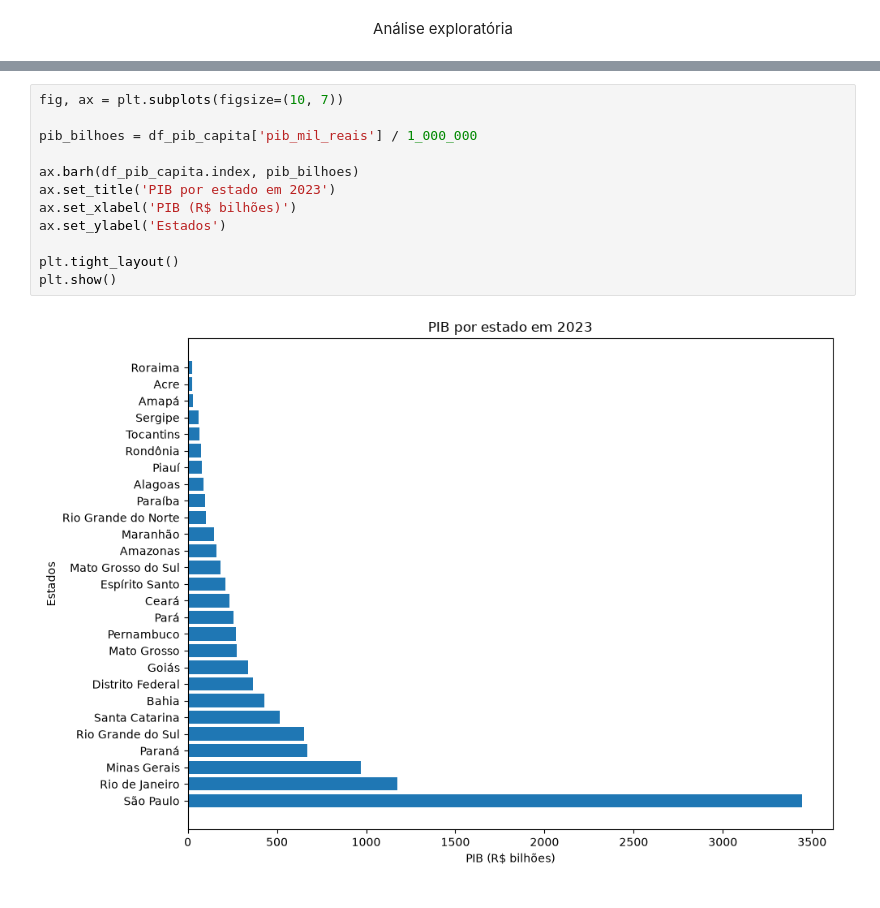
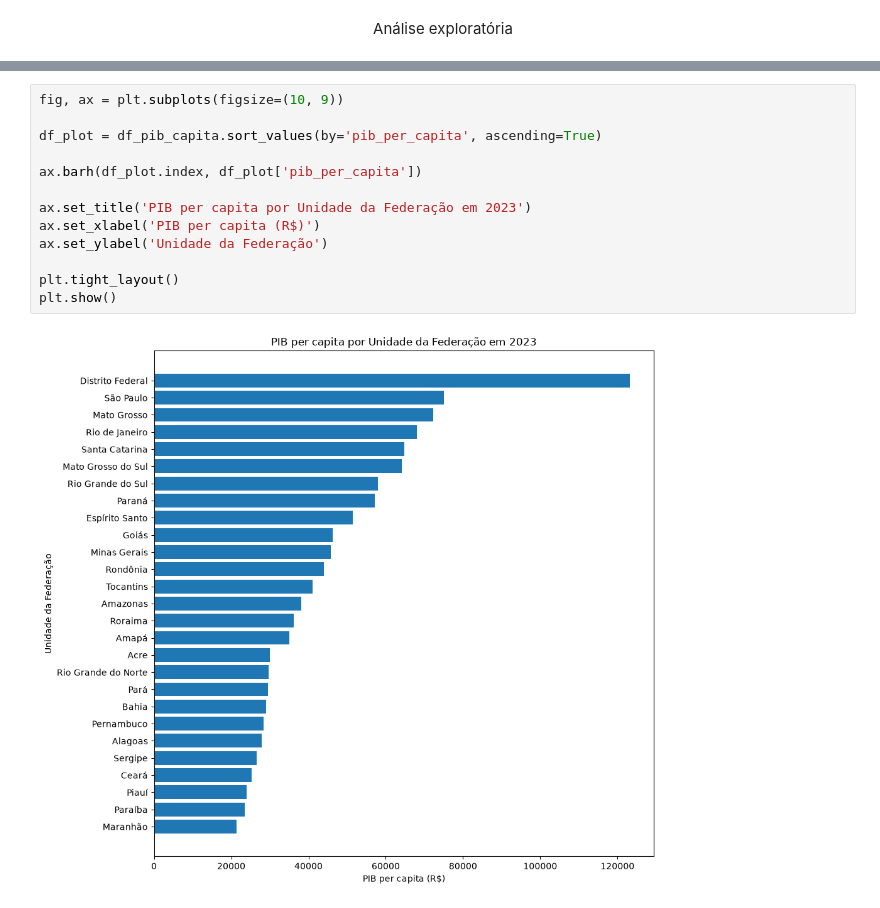
Before and after one commit to LiviaP24/mineracao-de-dados, a Jupyter notebook: trabalho.ipynb, the cells around one changed output, grey strips where cells are left out. Cells and saved outputs as stored; diff of their text form.

Commit message:
Atualiza análise e visualizações

```diff
--- a/trabalho.ipynb
+++ b/trabalho.ipynb
@@ -249,14 +260,15 @@ df_educacao_pib_capita.describe()
 # %%
-fig, ax = plt.subplots(figsize=(10, 7))
+fig, ax = plt.subplots(figsize=(10, 9))
 
-pib_bilhoes = df_pib_capita['pib_mil_reais'] / 1_000_000
+df_plot = df_pib_capita.sort_values(by='pib_per_capita', ascending=True)
 
-ax.barh(df_pib_capita.index, pib_bilhoes)
-ax.set_title('PIB por estado em 2023')
-ax.set_xlabel('PIB (R$ bilhões)')
-ax.set_ylabel('Estados')
+ax.barh(df_plot.index, df_plot['pib_per_capita'])
+
+ax.set_title('PIB per capita por Unidade da Federação em 2023')
+ax.set_xlabel('PIB per capita (R$)')
+ax.set_ylabel('Unidade da Federação')
 
 plt.tight_layout()
 plt.show()
 # %% [output]
-[figure, old version]
+[figure, new version]
```
Also changed, not shown: parts of 7 cells of this notebook.
